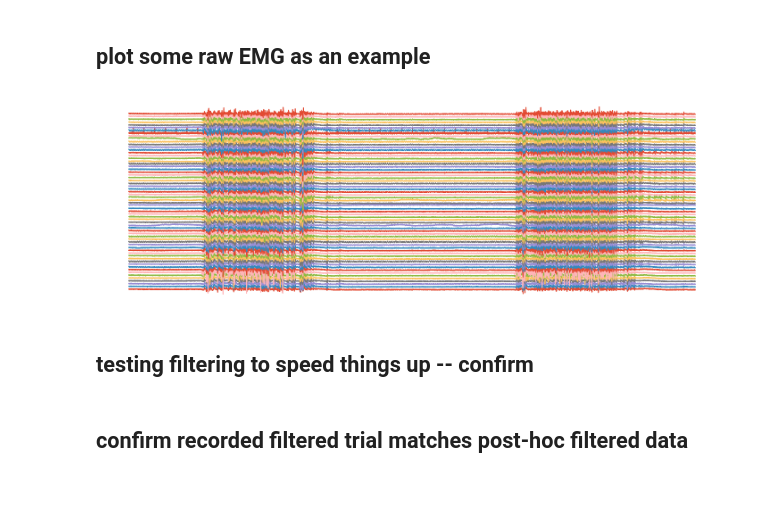
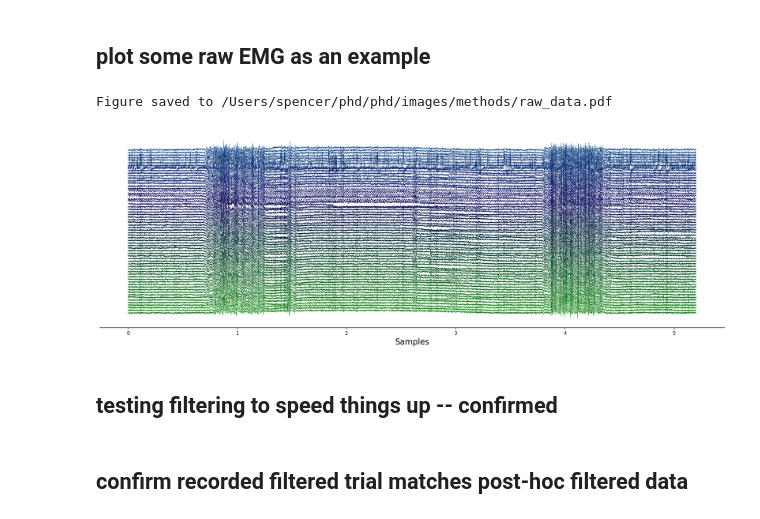
Before and after one commit to spewil/phd, a Jupyter notebook: analysis/notebooks/_data_processing/process_natural_movement_data.ipynb, the cells around one changed output. Saved outputs shown, nothing was run; the diff lists cells and outputs as text; code cells hidden in the pictures; blank space fills up the shorter version.

```diff
--- a/analysis/notebooks/_data_processing/process_natural_movement_data.ipynb
+++ b/analysis/notebooks/_data_processing/process_natural_movement_data.ipynb
@@ -1,19 +0,0 @@
-# %%
-import sys
-if not '..' in sys.path:
-    sys.path.append('..')
-from analysis import collection, analysis, emg, plot
-import matplotlib.pyplot as plt
-import matplotlib as mpl
-from pathlib import Path
-import numpy as np
-import pickle
-from scipy import stats
-
-%matplotlib inline
-
-mpl.rcParams.update({'axes.labelsize': 16})
-mpl.rcParams.update({'figure.figsize': (8,14)})
-mpl.rcParams.update({'axes.facecolor': "white"})
-
-image_path = Path("/Users/spencer/phd/phd/images/methods")
@@ -20,7 +33,6 @@ image_path = Path("/Users/spencer/phd/phd/images/methods")
 # %%
 task_name = "center_hold"
-with open('olympics_subjects.pkl', 'rb') as handle:
-    subjects = pickle.load(handle)
+subjects = analysis.load_subjects()
 # %%
 def load_raw_subject_movement_stack(subject):
     # session, trial, channel, time
@@ -95,20 +107,29 @@ def filter_subject_movement_stack(subject_stack):
 # %% [markdown]
 ## plot some raw EMG as an example
 # %%
+subject_idx = 1
 filenames = analysis.get_movement_filenames("emg_olympics", subjects[subject_idx].name, "session_1")
 e = analysis.load_movement_emg(filenames[0])
-
+cmap = mpl.colormaps["ocean"]
 fig, ax = plt.subplots(1,1,figsize=(18,6))
+fig.tight_layout()
+# channels = list(range(64))
 for ch in range(64):
-    ax.plot(e[3200:-4000,ch]+(ch*50))
-ax.set_xticks([])
+    # ci = np.random.choice(channels,replace=False)
+    emg_to_plot = e[3200:-4400,ch]
+    n_samples = emg_to_plot.shape[0]
+    ax.plot(np.linspace(0,n_samples/2000,n_samples),emg_to_plot+ch*20,linestyle="-",marker="",color=cmap((ch//2)/64),linewidth=0.3)
+# ax.set_xticks()
 ax.set_yticks([])
+ax.spines[["left"]].set_visible(False)
+ax.set_xlabel("Samples")
 
 plot.save_figure(fig,"raw_data",image_path)
 # %% [output]
+Figure saved to /Users/spencer/phd/phd/images/methods/raw_data.pdf
-[figure, old version]
+[figure, new version]
 # %% [markdown]
-## testing filtering to speed things up -- confirm
+## testing filtering to speed things up -- confirmed
 # %%
 def slow_filter_emg(a, var, lowpass_kernel=None, highpass_kernel=None):
     assert a.shape[1] == 64
```
Also changed, not shown: parts of 12 cells of this notebook, 30 other files.
